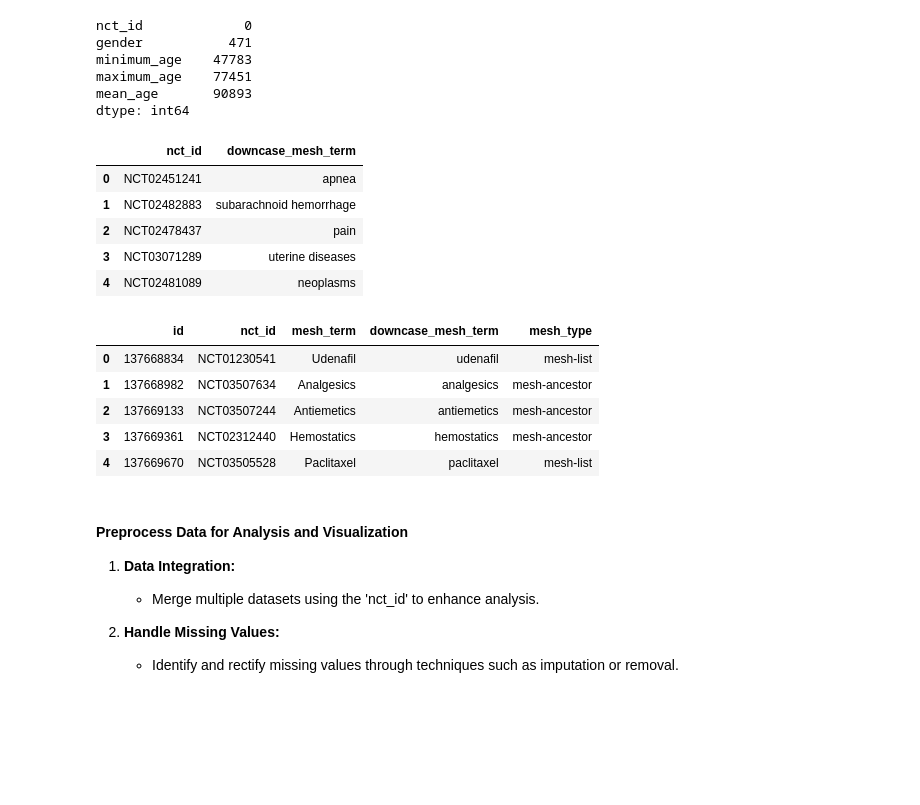
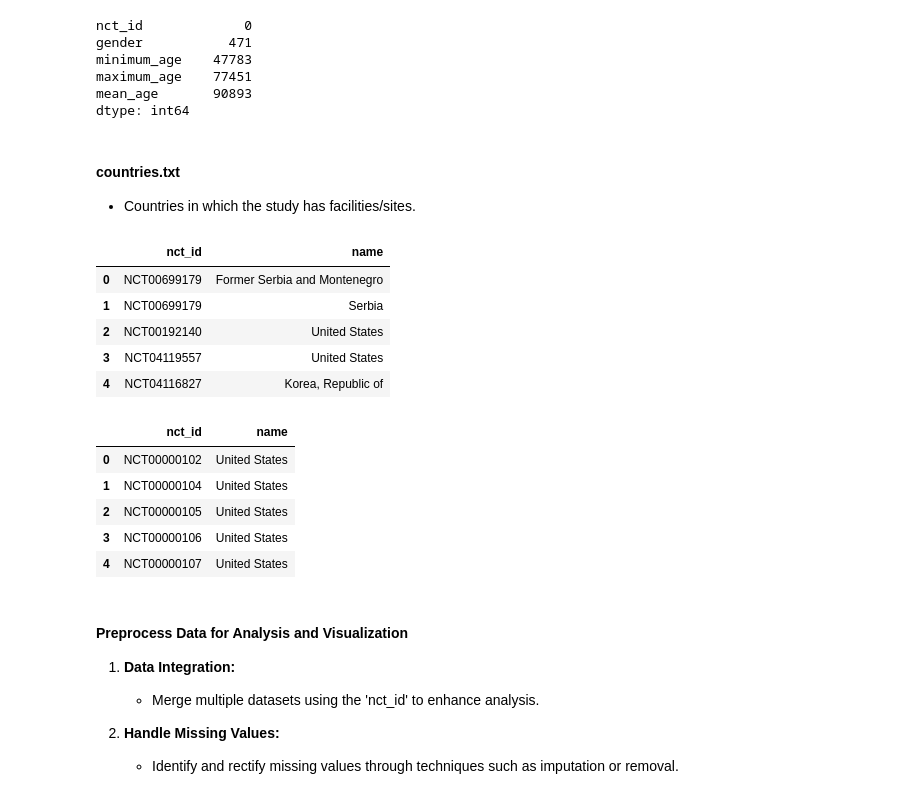
Before and after one commit to brunalos/clinical-trials-ml, a Jupyter notebook: vaccines.ipynb, the cells around one changed output. Cells and saved outputs as stored; diff of their text form; code cells hidden in the pictures; blank space fills up the shorter version.

Commit message:
feat: data preprocessing

```diff
--- a/vaccines.ipynb
+++ b/vaccines.ipynb
@@ -258,38 +247,39 @@ minimum_age    47783
 maximum_age    77451
 mean_age       90893
 dtype: int64
+# %% [markdown]
+#### countries.txt
+- Countries in which the study has facilities/sites.
 # %%
-# Read browse_conditions file from AACT database
-file_path = './AACT_20240125/browse_conditions.txt'
+# Read countries file from AACT database
+file_path = './AACT_20240125/countries.txt'
 
 # select only the nct_id, title, and count columns
-browse_conditions = pd.read_csv(file_path, header=0, sep="|", usecols=[1,3])
+countries = pd.read_csv(file_path, header=0, sep="|", usecols=[1,2])
+
+# Convert 'name' column to string type
+countries['name'] = countries['name'].astype(str)
 
 # Display the DataFrame
-browse_conditions.head()
+countries.head()
 # %% [output]
-|  | nct_id | downcase_mesh_term |
-| 0 | NCT02451241 | apnea |
-| 1 | NCT02482883 | subarachnoid hemorrhage |
-| 2 | NCT02478437 | pain |
-| 3 | NCT03071289 | uterine diseases |
-| 4 | NCT02481089 | neoplasms |
+|  | nct_id | name |
+| 0 | NCT00699179 | Former Serbia and Montenegro |
+| 1 | NCT00699179 | Serbia |
+| 2 | NCT00192140 | United States |
+| 3 | NCT04119557 | United States |
+| 4 | NCT04116827 | Korea, Republic of |
-# %%
-# Read browse_interventions file from AACT database
-file_path = './AACT_20240125/browse_interventions.txt'
-
-# select only the nct_id, title, and count columns
-browse_interventions = pd.read_csv(file_path, header=0, sep="|")
-
-# Display the DataFrame
-browse_interventions.head()
-# %% [output]
-|  | id | nct_id | mesh_term | downcase_mesh_term | mesh_type |
-| 0 | 137668834 | NCT01230541 | Udenafil | udenafil | mesh-list |
-| 1 | 137668982 | NCT03507634 | Analgesics | analgesics | mesh-ancestor |
-| 2 | 137669133 | NCT03507244 | Antiemetics | antiemetics | mesh-ancestor |
-| 3 | 137669361 | NCT02312440 | Hemostatics | hemostatics | mesh-ancestor |
-| 4 | 137669670 | NCT03505528 | Paclitaxel | paclitaxel | mesh-list |
+# %%
+# Group rows by the 'nct_id' column and aggregate the 'name' column using a custom lambda function to join strings
+countries = countries.groupby('nct_id')['name'].agg(lambda x: ', '.join(x)).reset_index()
+countries.head()
+# %% [output]
+|  | nct_id | name |
+| 0 | NCT00000102 | United States |
+| 1 | NCT00000104 | United States |
+| 2 | NCT00000105 | United States |
+| 3 | NCT00000106 | United States |
+| 4 | NCT00000107 | United States |
 # %% [markdown]
 #### Preprocess Data for Analysis and Visualization
 
```
Also changed, not shown: parts of 3 cells of this notebook.
